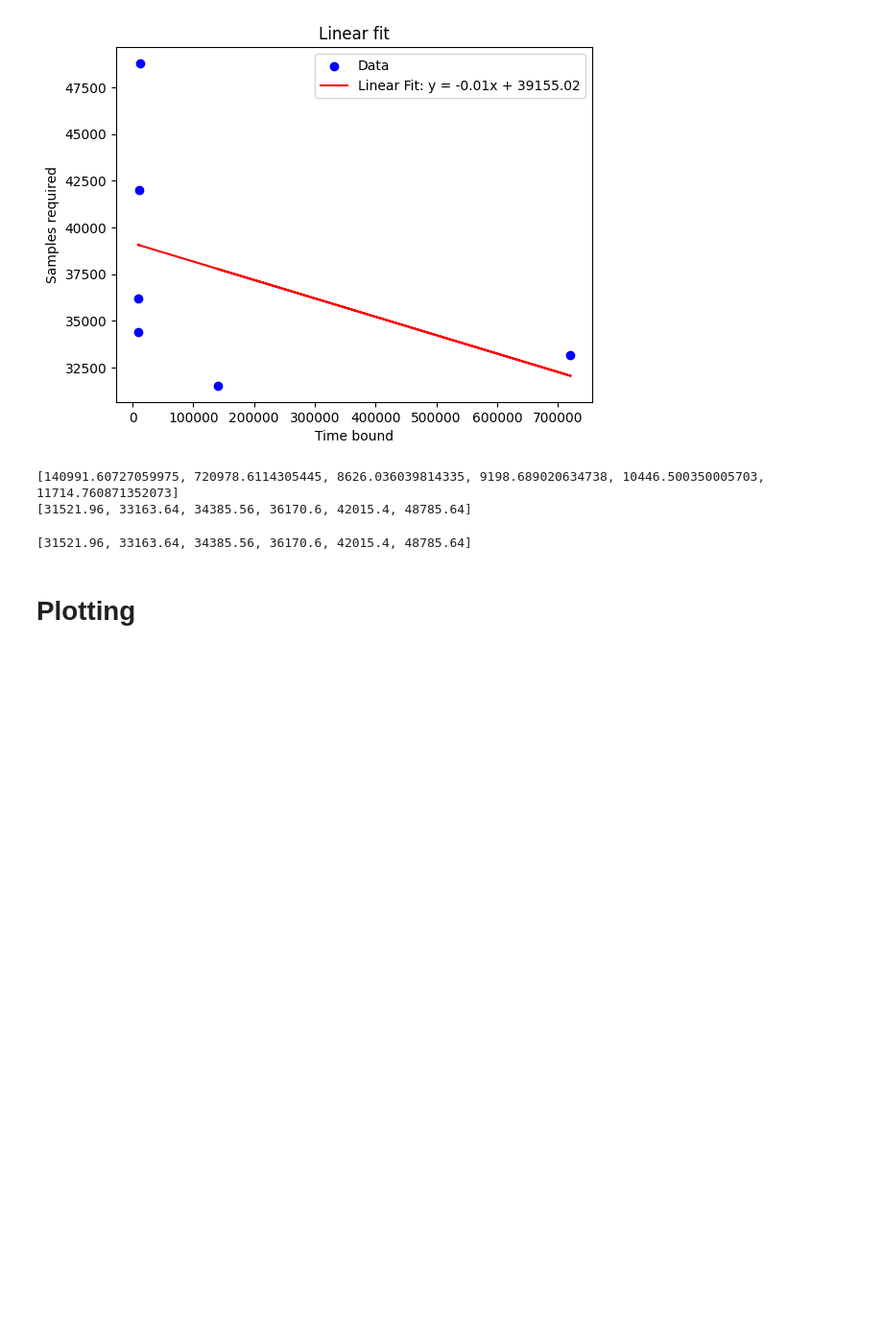
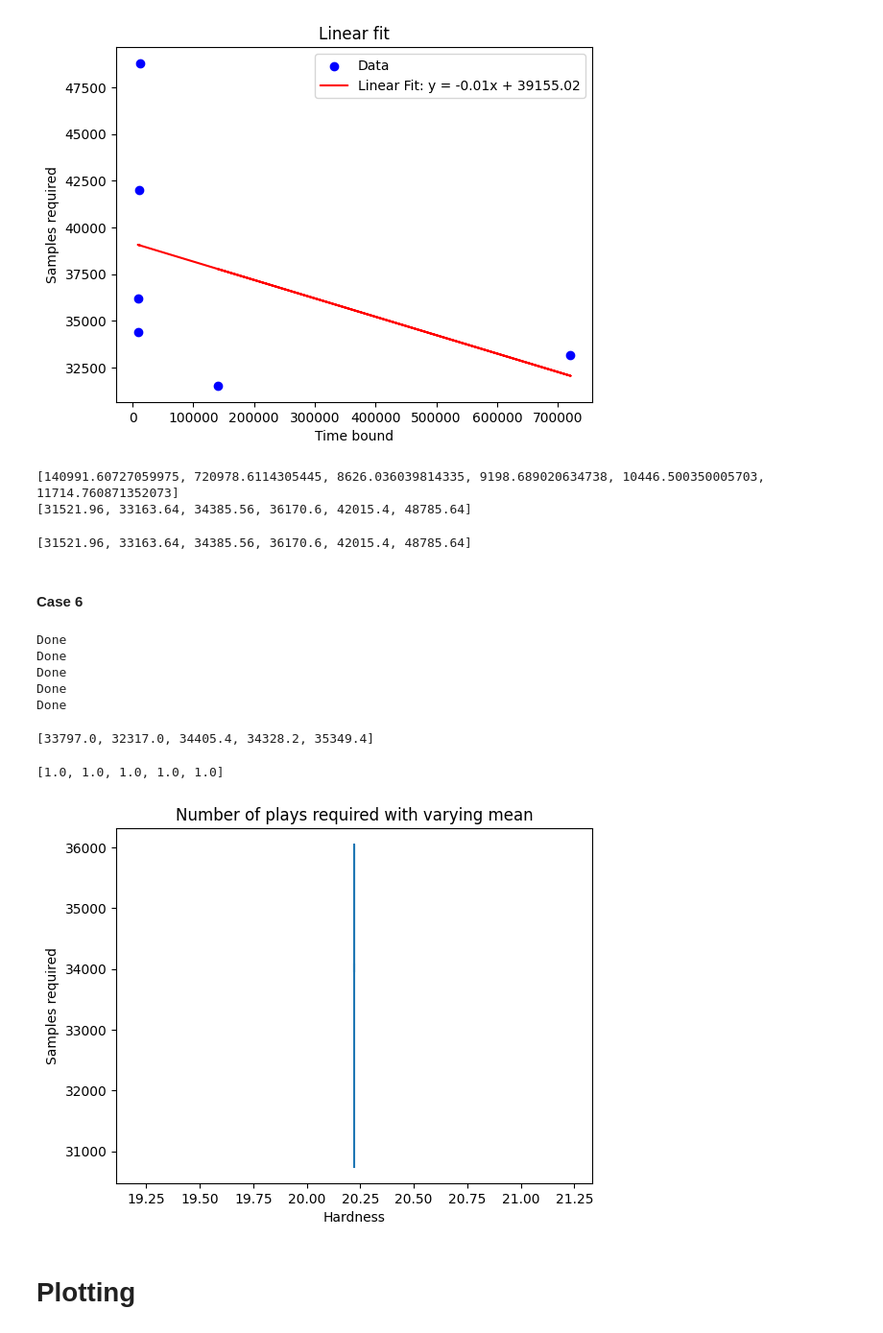
Before and after one commit to sakshiheda/BTP-Best-Arm-Identification, a Jupyter notebook: VALUCB_Modif/Modif_VALUCB_beta_attributes.ipynb, the cells around one changed output. Shown at 96% size. Saved outputs shown, nothing was run; the diff lists cells and outputs as text; code cells hidden in the pictures; blank space fills up the shorter version.

```diff
--- a/VALUCB_Modif/Modif_VALUCB_beta_attributes.ipynb
+++ b/VALUCB_Modif/Modif_VALUCB_beta_attributes.ipynb
@@ -523,16 +539,16 @@ for i in range (N_iter):
     # best_arm_identified.append(best_arm_guess)
     # count[best_arm_guess] += 1
     # print(count)
-    best_arm_guess, f, samples, h_idx_old, h_idx, delta_i, delta_i_attr = game(M, N, mu_th=0.45, delta=delta_ins)
+    best_arm_guess, f, samples, h_idx_old, h_idx, delta_i, delta_i_attr = game(M, N, mu_th=0.55, delta=delta_ins)
     samples_all.append(samples)
     count[best_arm_guess] += 1
 
 samples_ins.append(sum(samples_all)/N_iter)
-# x_val.append(x)
+# # x_val.append(x)
 x_val.append(1/delta_i)
-time = h_idx * math.log(h_idx/delta_ins)
-time_bound.append(time)
-prob_success.append(count[0]/N_iter)
+# time = h_idx * math.log(h_idx/delta_ins)
+# time_bound.append(time)
+# prob_success.append(count[0]/N_iter)
 print("Done")
 print(samples_ins)
 # %% [output]
@@ -1250,3 +1251,5 @@ print(samples_ins)
 print(samples_ins)
 # %% [output]
 [31521.96, 33163.64, 34385.56, 36170.6, 42015.4, 48785.64]
+# %% [markdown]
+#### Case 6
@@ -1253,3 +1282,54 @@ print(samples_ins)
+# %%
+N = 5
+M = 4
+N_iter = 10
+delta_ins = 0.1
+
+samples_ins_4 = []
+x_val = []
+time_bound, time_bound_old = [], []
+prob_success = []
+
+for x in [0.55, 0.6, 0.65, 0.7, 0.75]:
+    count = [0 for i in range (N+1)]
+    samples_all = []
+    for i in range (N_iter):
+        best_arm_guess, f, samples, h_id_old, h_id, delta_i, delta_i_attr = game(M, N, mu_th=0.5, delta=delta_ins)
+        samples_all.append(samples)
+        count[best_arm_guess] += 1
+
+    samples_ins_4.append(sum(samples_all)/N_iter)
+    # x_val.append(x)
+    x_val.append(1/delta_i_attr[0])
+    # time_old = h_id_old * math.log(h_id_old/delta_ins)
+    # print(h_id)
+    time = h_id * math.log(h_id/delta_ins)
+    # time_bound_old.append(time_old)
+    time_bound.append(time)
+    prob_success.append(count[0]/N_iter)
+    print("Done")
+# %% [output]
+Done
+Done
+Done
+Done
+Done
+# %%
+print(samples_ins_4)
+# %% [output]
+[33797.0, 32317.0, 34405.4, 34328.2, 35349.4]
+# %%
+print(prob_success)
+# %% [output]
+[1.0, 1.0, 1.0, 1.0, 1.0]
+# %%
+plt.title("Number of plays required with varying mean")
+plt.xlabel("Hardness")
+plt.ylabel("Samples required")
+plt.plot(x_val, samples_ins_4)
+plt.show()
+# %% [output]
+[figure, added]
 # %% [markdown]
 # Plotting
 # %%
```
Also changed, not shown: parts of 6 cells of this notebook, 6 other files.
